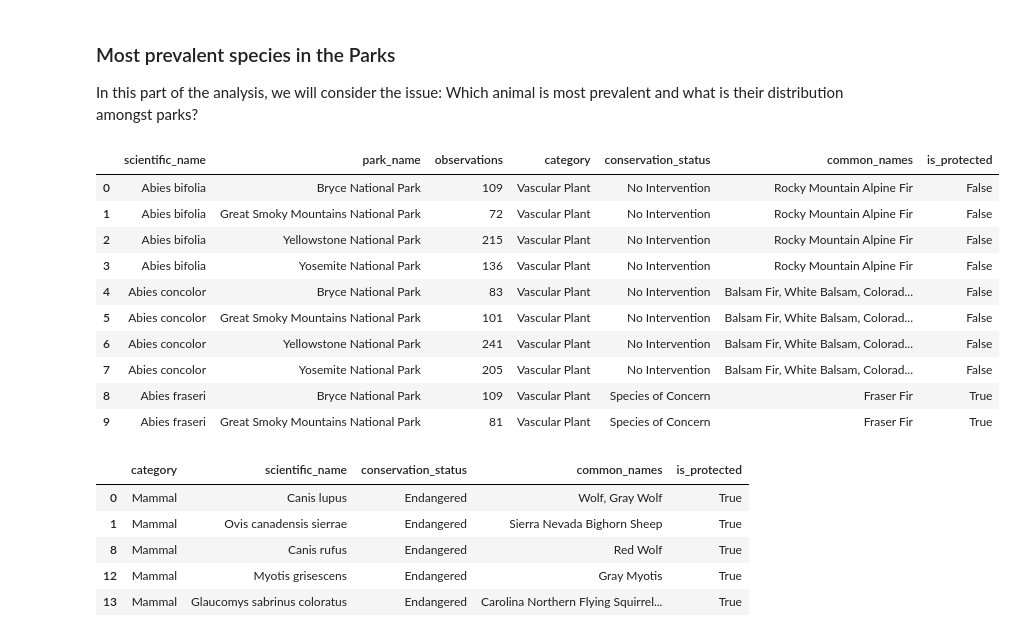
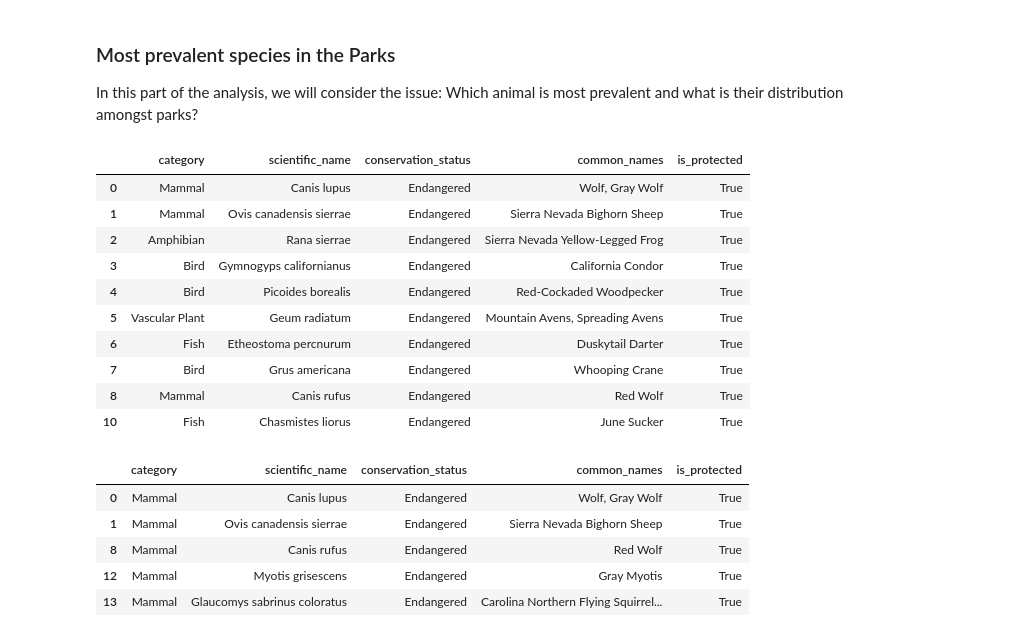
Before and after one commit to 7086600/biodiversity_project, a Jupyter notebook: biodiversity.ipynb, the cells around one changed output. Saved outputs shown, nothing was run; the diff lists cells and outputs as text; code cells hidden in the pictures.

```diff
--- a/biodiversity.ipynb
+++ b/biodiversity.ipynb
@@ -750,17 +750,17 @@ plt.show()
 
 In this part of the analysis, we will consider the issue: Which animal is most prevalent and what is their distribution amongst parks?
 # %%
-df.head(10)
+species_clean.head(10)
 # %% [output]
-|  | scientific_name | park_name | observations | category | conservation_status | common_names | is_protected |
-| 0 | Abies bifolia | Bryce National Park | 109 | Vascular Plant | No Intervention | Rocky Mountain Alpine Fir | False |
-| 1 | Abies bifolia | Great Smoky Mountains National Park | 72 | Vascular Plant | No Intervention | Rocky Mountain Alpine Fir | False |
-| 2 | Abies bifolia | Yellowstone National Park | 215 | Vascular Plant | No Intervention | Rocky Mountain Alpine Fir | False |
-| 3 | Abies bifolia | Yosemite National Park | 136 | Vascular Plant | No Intervention | Rocky Mountain Alpine Fir | False |
-| 4 | Abies concolor | Bryce National Park | 83 | Vascular Plant | No Intervention | Balsam Fir, White Balsam, Colorad... | False |
-| 5 | Abies concolor | Great Smoky Mountains National Park | 101 | Vascular Plant | No Intervention | Balsam Fir, White Balsam, Colorad... | False |
-| 6 | Abies concolor | Yellowstone National Park | 241 | Vascular Plant | No Intervention | Balsam Fir, White Balsam, Colorad... | False |
-| 7 | Abies concolor | Yosemite National Park | 205 | Vascular Plant | No Intervention | Balsam Fir, White Balsam, Colorad... | False |
-| 8 | Abies fraseri | Bryce National Park | 109 | Vascular Plant | Species of Concern | Fraser Fir | True |
-| 9 | Abies fraseri | Great Smoky Mountains National Park | 81 | Vascular Plant | Species of Concern | Fraser Fir | True |
+|  | category | scientific_name | conservation_status | common_names | is_protected |
+| 0 | Mammal | Canis lupus | Endangered | Wolf, Gray Wolf | True |
+| 1 | Mammal | Ovis canadensis sierrae | Endangered | Sierra Nevada Bighorn Sheep | True |
+| 2 | Amphibian | Rana sierrae | Endangered | Sierra Nevada Yellow-Legged Frog | True |
+| 3 | Bird | Gymnogyps californianus | Endangered | California Condor | True |
+| 4 | Bird | Picoides borealis | Endangered | Red-Cockaded Woodpecker | True |
+| 5 | Vascular Plant | Geum radiatum | Endangered | Mountain Avens, Spreading Avens | True |
+| 6 | Fish | Etheostoma percnurum | Endangered | Duskytail Darter | True |
+| 7 | Bird | Grus americana | Endangered | Whooping Crane | True |
+| 8 | Mammal | Canis rufus | Endangered | Red Wolf | True |
+| 10 | Fish | Chasmistes liorus | Endangered | June Sucker | True |
 # %%
```
Also changed, not shown: parts of 5 cells of this notebook.
